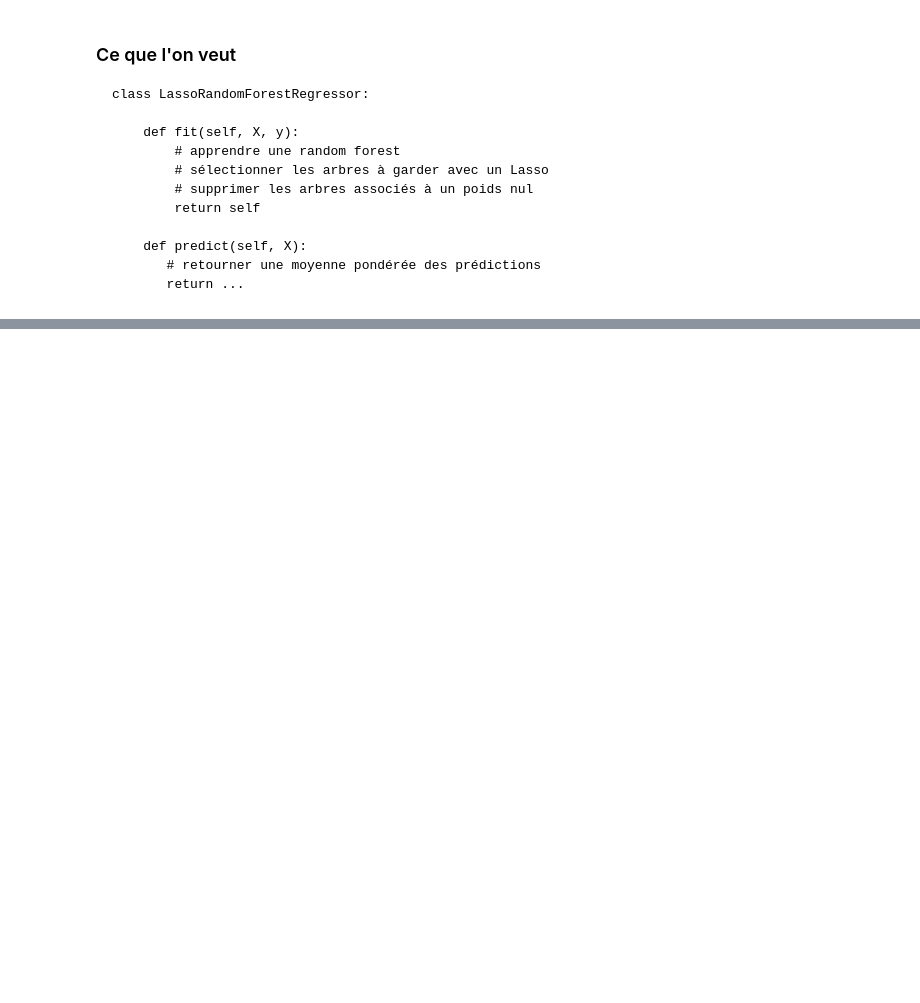
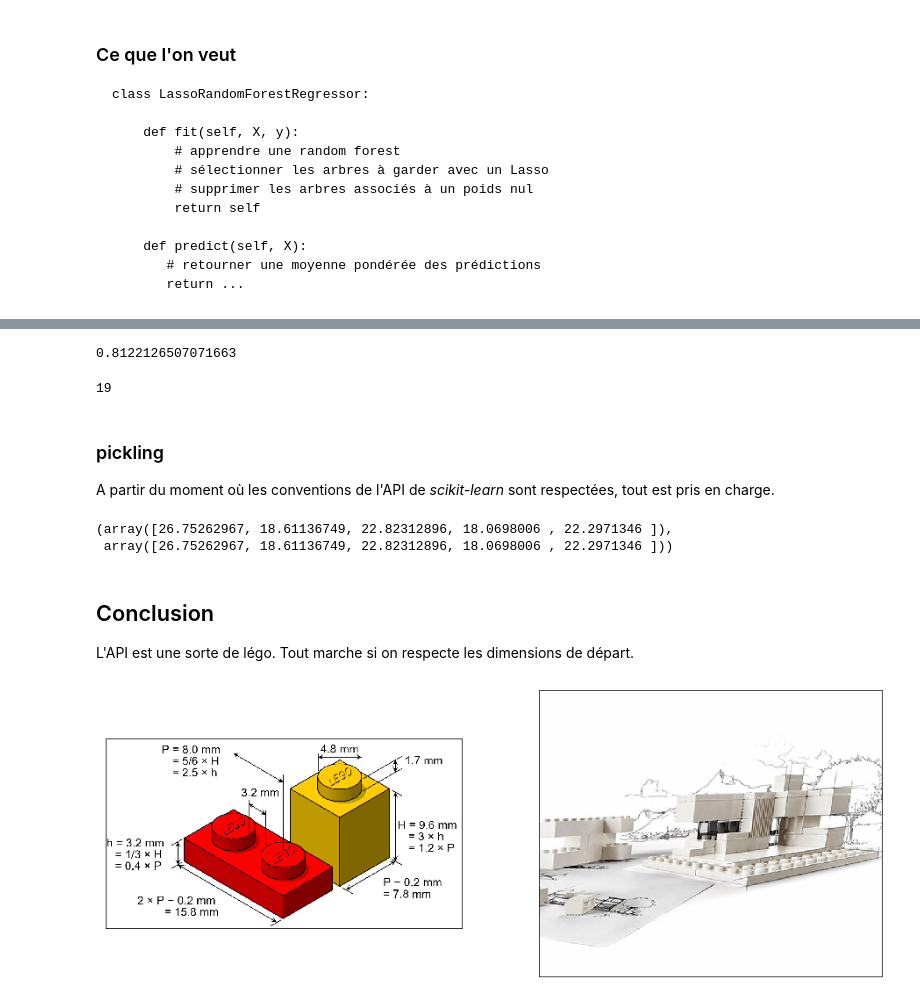
Before and after one commit to sdpython/jupytalk, a Jupyter notebook: _doc/notebooks/2019/ensae_api/sklearn_api.ipynb, the cells around one changed output, grey strips where cells are left out. Cells and saved outputs as stored; diff of their text form; code cells hidden in the pictures; blank space fills up the shorter version.

```diff
--- a/_doc/notebooks/2019/ensae_api/sklearn_api.ipynb
+++ b/_doc/notebooks/2019/ensae_api/sklearn_api.ipynb
@@ -420,0 +549,32 @@ class LassoRandomForestRegressor:
+# %%
+ls_aic.score(X_test, y_test)
+# %% [output]
+0.8122126507071663
+# %%
+len(ls_aic.estimators_)
+# %% [output]
+19
+# %% [markdown]
+### pickling
+
+A partir du moment où les conventions de l'API de *scikit-learn* sont respectées, tout est pris en charge.
+# %%
+from io import BytesIO
+by = BytesIO()
+pickle.dump(ls, by)
+by2 = BytesIO(by.getvalue())
+mod2 = pickle.load(by2)
+p1 = ls.predict(X_test)
+p2 = mod2.predict(X_test)
+p1[:5], p2[:5]
+# %% [output]
+(array([26.75262967, 18.61136749, 22.82312896, 18.0698006 , 22.2971346 ]),
+ array([26.75262967, 18.61136749, 22.82312896, 18.0698006 , 22.2971346 ]))
+# %% [markdown]
+## Conclusion
+
+L'API est une sorte de légo. Tout marche si on respecte les dimensions de départ.
+# %%
+show_images('lego.png', 'lego-architecture-studio-8804.jpg', figsize=(16,6));
+# %% [output]
+[figure, added]
```
Also changed, not shown: parts of 23 cells of this notebook, 9 other files.
